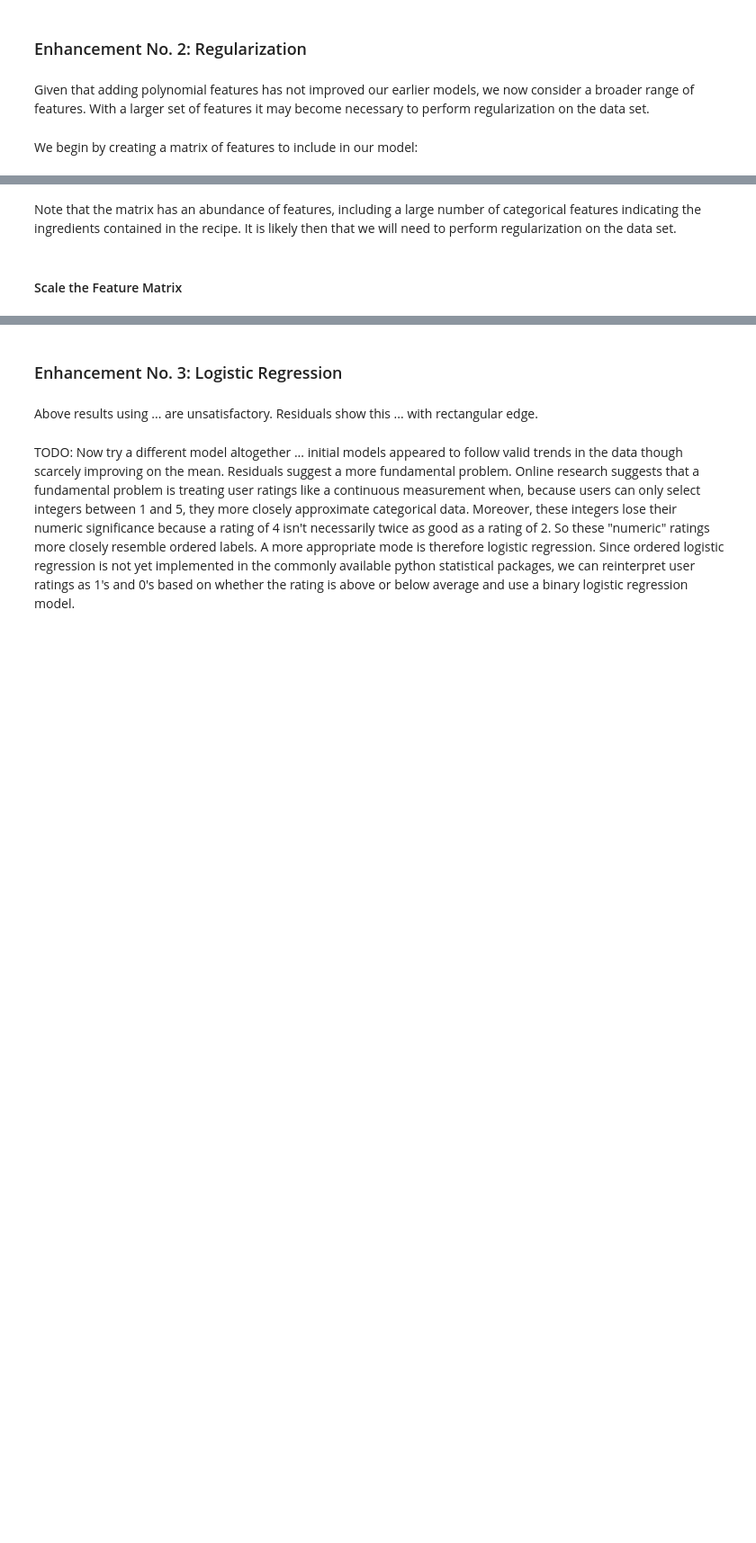
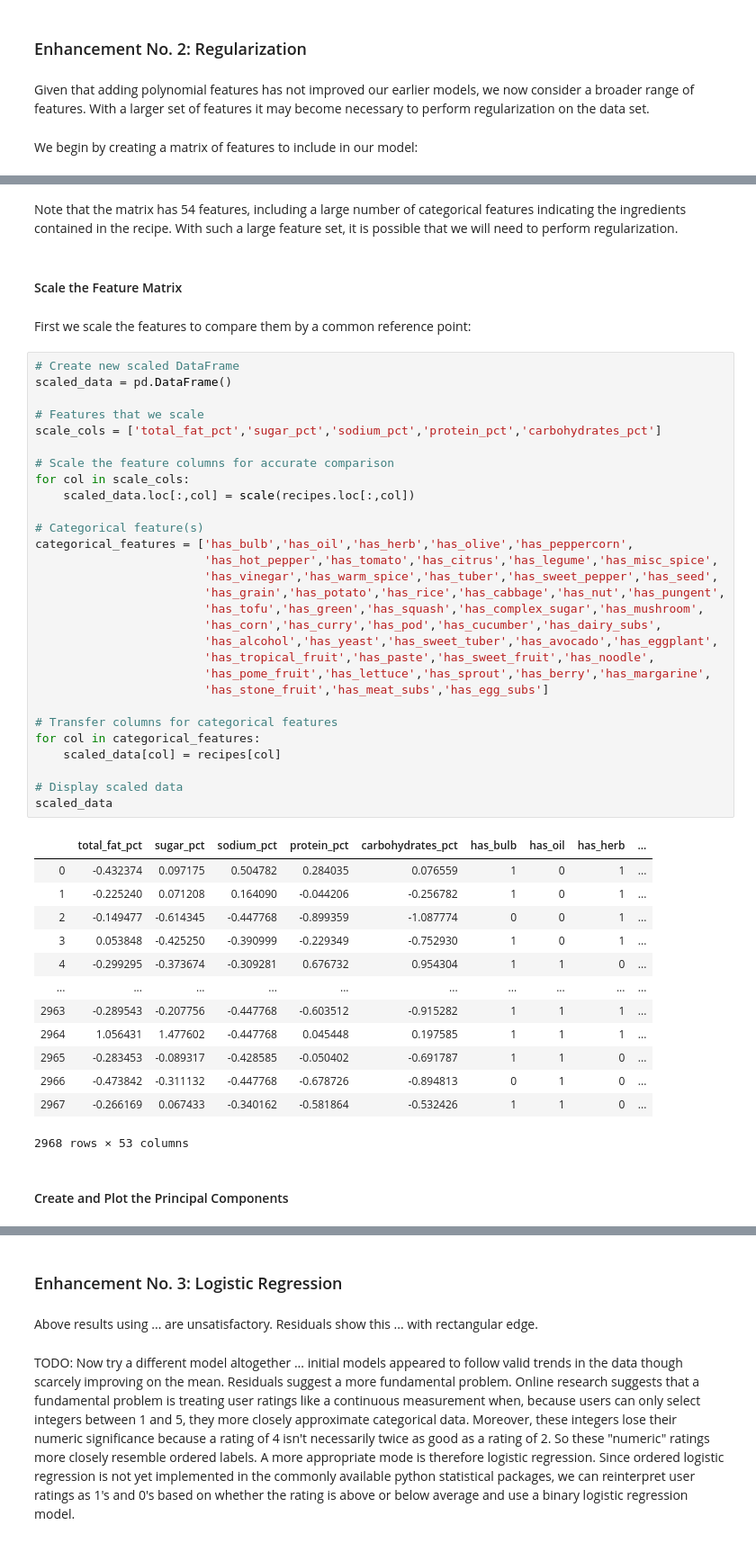
Before and after one commit to pelorenz/data-science-410, a Jupyter notebook: PeterLorenz-M03.ipynb, the cells around one changed output, grey strips where cells are left out. Shown at 90% size. Cells and saved outputs as stored; diff of their text form; blank space fills up the shorter version.

```diff
--- a/PeterLorenz-M03.ipynb
+++ b/PeterLorenz-M03.ipynb
@@ -568,4 +603,51 @@ X
 # %% [markdown]
-Note that the matrix has an abundance of features, including a large number of categorical features indicating the ingredients contained in the recipe. It is likely then that we will need to perform regularization on the data set.
+Note that the matrix has 54 features, including a large number of categorical features indicating the ingredients contained in the recipe. With such a large feature set, it is possible that we will need to perform regularization.
 # %% [markdown]
 #### Scale the Feature Matrix
+# %% [markdown]
+First we scale the features to compare them by a common reference point:
+# %%
+# Create new scaled DataFrame
+scaled_data = pd.DataFrame()
+
+# Features that we scale
+scale_cols = ['total_fat_pct','sugar_pct','sodium_pct','protein_pct','carbohydrates_pct']
+
+# Scale the feature columns for accurate comparison
+for col in scale_cols:
+    scaled_data.loc[:,col] = scale(recipes.loc[:,col])
+
+# Categorical feature(s)
+categorical_features = ['has_bulb','has_oil','has_herb','has_olive','has_peppercorn',
+                        'has_hot_pepper','has_tomato','has_citrus','has_legume','has_misc_spice',
+                        'has_vinegar','has_warm_spice','has_tuber','has_sweet_pepper','has_seed',
+                        'has_grain','has_potato','has_rice','has_cabbage','has_nut','has_pungent',
+                        'has_tofu','has_green','has_squash','has_complex_sugar','has_mushroom',
+                        'has_corn','has_curry','has_pod','has_cucumber','has_dairy_subs',
+                        'has_alcohol','has_yeast','has_sweet_tuber','has_avocado','has_eggplant',
+                        'has_tropical_fruit','has_paste','has_sweet_fruit','has_noodle',
+                        'has_pome_fruit','has_lettuce','has_sprout','has_berry','has_margarine',
+                        'has_stone_fruit','has_meat_subs','has_egg_subs']
+
+# Transfer columns for categorical features
+for col in categorical_features:
+    scaled_data[col] = recipes[col]
+
+# Display scaled data
+scaled_data
+# %% [output]
+|  | total_fat_pct | sugar_pct | sodium_pct | protein_pct | carbohydrates_pct | has_bulb | has_oil | has_herb | ... |
+| 0 | -0.432374 | 0.097175 | 0.504782 | 0.284035 | 0.076559 | 1 | 0 | 1 | ... |
+| 1 | -0.225240 | 0.071208 | 0.164090 | -0.044206 | -0.256782 | 1 | 0 | 1 | ... |
+| 2 | -0.149477 | -0.614345 | -0.447768 | -0.899359 | -1.087774 | 0 | 0 | 1 | ... |
+| 3 | 0.053848 | -0.425250 | -0.390999 | -0.229349 | -0.752930 | 1 | 0 | 1 | ... |
+| 4 | -0.299295 | -0.373674 | -0.309281 | 0.676732 | 0.954304 | 1 | 1 | 0 | ... |
+| ... | ... | ... | ... | ... | ... | ... | ... | ... | ... |
+| 2963 | -0.289543 | -0.207756 | -0.447768 | -0.603512 | -0.915282 | 1 | 1 | 1 | ... |
+| 2964 | 1.056431 | 1.477602 | -0.447768 | 0.045448 | 0.197585 | 1 | 1 | 1 | ... |
+| 2965 | -0.283453 | -0.089317 | -0.428585 | -0.050402 | -0.691787 | 1 | 1 | 0 | ... |
+| 2966 | -0.473842 | -0.311132 | -0.447768 | -0.678726 | -0.894813 | 0 | 1 | 0 | ... |
+| 2967 | -0.266169 | 0.067433 | -0.340162 | -0.581864 | -0.532426 | 1 | 1 | 0 | ... |
+2968 rows × 53 columns
+# %% [markdown]
+#### Create and Plot the Principal Components
```
Also changed, not shown: parts of 25 cells of this notebook.
